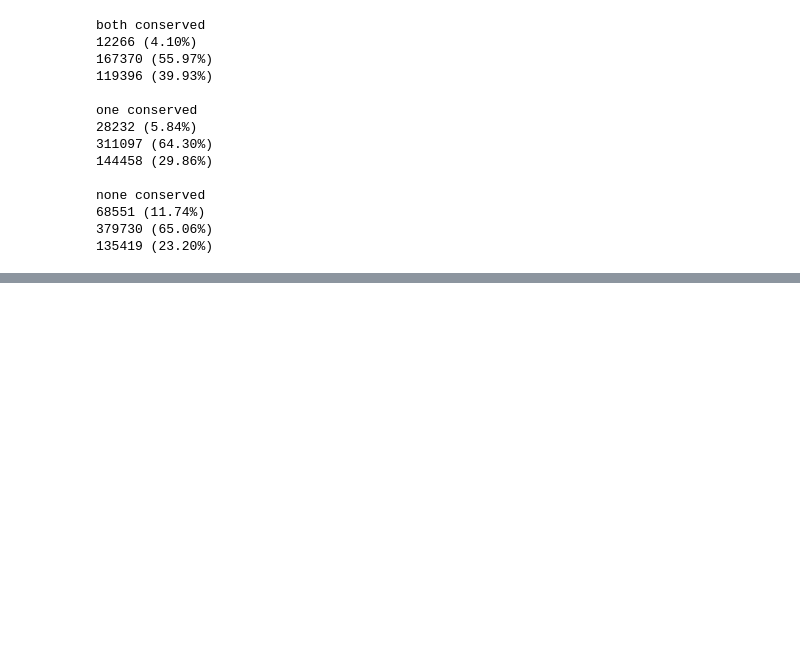
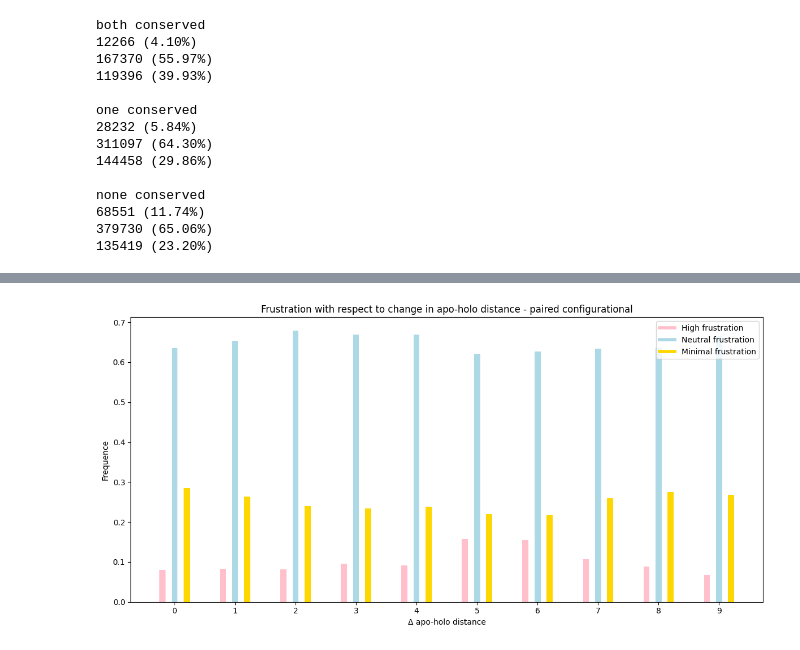
Before and after one commit to skrhakv/pocket-movement-analysis, a Jupyter notebook: src/feature-analysis/frustration/analysis.ipynb, the cells around one changed output, grey strips where cells are left out. Cells and saved outputs as stored; diff of their text form; code cells hidden in the pictures; blank space fills up the shorter version.

Commit message:
compare change in apo-holo distance for the frustrated pairs

```diff
--- a/src/feature-analysis/frustration/analysis.ipynb
+++ b/src/feature-analysis/frustration/analysis.ipynb
@@ -22,6 +22,9 @@ def get_frustration_path(dataset, mode, id=None):
 
 def get_distance_path(dataset):
     return f'/home/vit/Projects/flexibility-analysis/data/features/residue-distances/{dataset}'
+
+def get_locations_path(dataset):
+    return f'/home/vit/Projects/flexibility-analysis/data/features/residue-locations/{dataset}'
 
 def check_consistency(dataset, mode, id):
     fluctuation_path = f'/home/vit/Projects/flexibility-analysis/data/features/fluctuation/{dataset}/fluctuation'
@@ -984,0 +1105,18 @@ print_paired_frequence([both_conserved_values_cryptic, one_conserved_values_cryp
+# %%
+cryptobench_frustration, cryptobench_distances = load_paired_dataset_with_distance('cryptobench-dataset', 'configurational')
+assert len(cryptobench_frustration) == len(cryptobench_distances)
+cryptobench_distances = clip_distances(cryptobench_distances)
+
+rigid_frustration, rigid_distances = load_paired_dataset_with_distance('rigid-dataset', 'configurational')
+assert len(rigid_frustration) == len(rigid_distances)
+rigid_distances = clip_distances(rigid_distances)
+
+frustration = np.concatenate((cryptobench_frustration, rigid_frustration), axis=0)
+rounded_distances = np.concatenate((cryptobench_distances, rigid_distances), axis=0)
+
+barplot_paired_frustration_frequence(frustration, rounded_distances,
+                              title='Frustration with respect to change in apo-holo distance - paired configurational',
+                              labels=['High frustration', 'Neutral frustration', 'Minimal frustration'],
+                              xlabel='Δ apo-holo distance')
+# %% [output]
+[figure, added]
```
Also changed, not shown: parts of 6 cells of this notebook, 2 other files.
